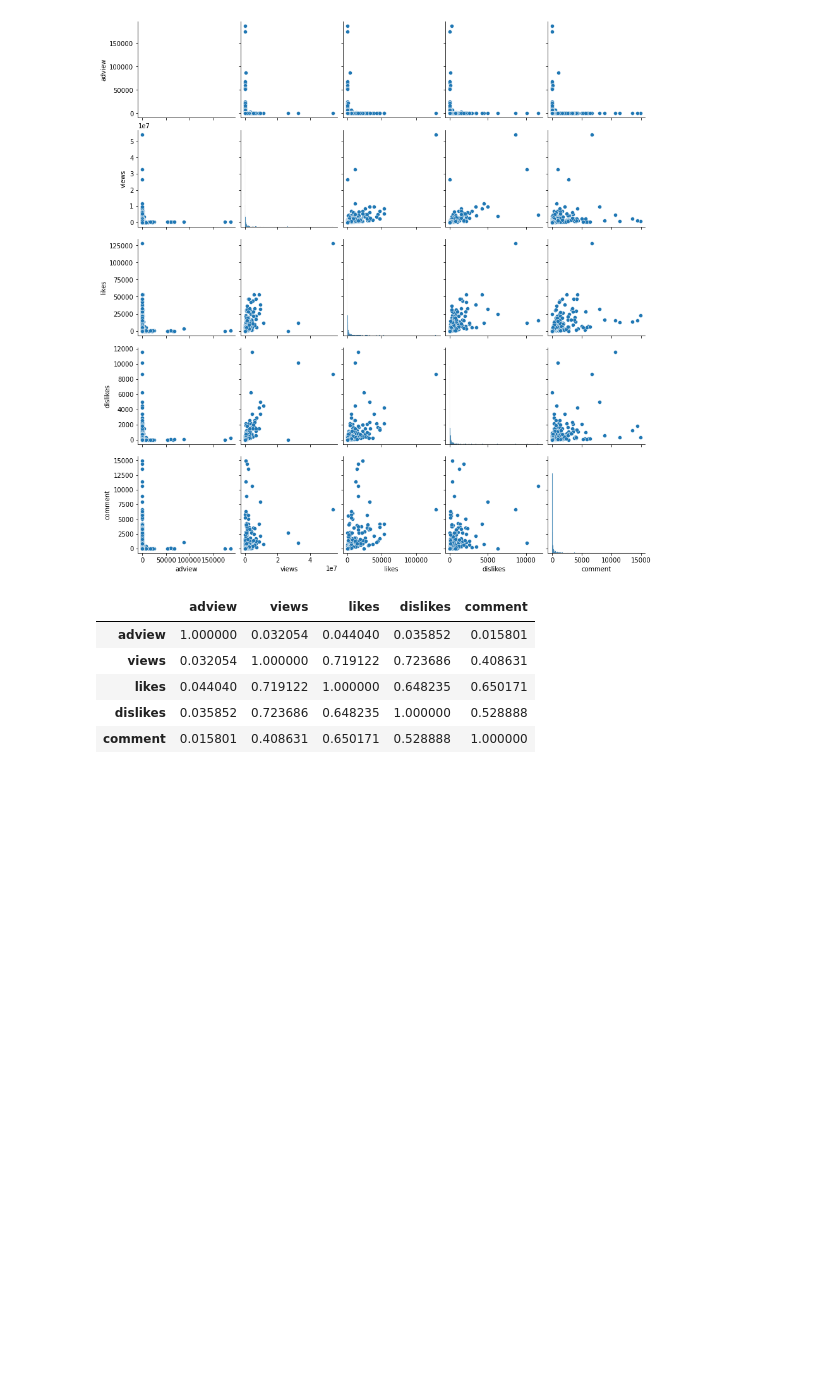
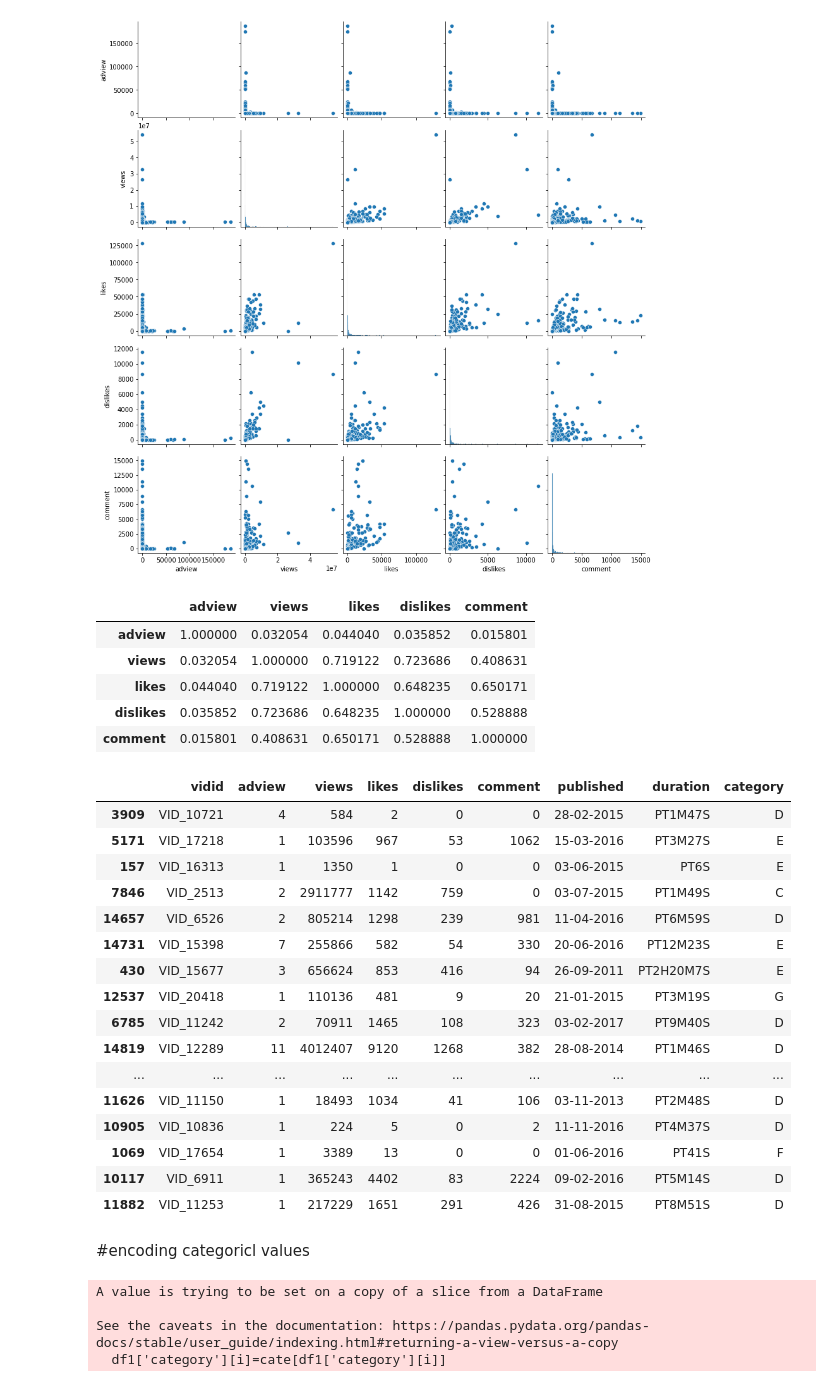
Before and after one commit to charcode123/youtube-adview-prediction, a Jupyter notebook: youtubeadviewpred.ipynb, the cells around one changed output. Saved outputs shown, nothing was run; the diff lists cells and outputs as text; code cells hidden in the pictures; blank space fills up the shorter version.

```diff
--- a/youtubeadviewpred.ipynb
+++ b/youtubeadviewpred.ipynb
@@ -128,3 +126,25 @@ df1.corr()
 | likes | 0.044040 | 0.719122 | 1.000000 | 0.648235 | 0.650171 |
 | dislikes | 0.035852 | 0.723686 | 0.648235 | 1.000000 | 0.528888 |
 | comment | 0.015801 | 0.408631 | 0.650171 | 0.528888 | 1.000000 |
+# %%
+df1.sample(30)
+# %% [output]
+|  | vidid | adview | views | likes | dislikes | comment | published | duration | category |
+| 3909 | VID_10721 | 4 | 584 | 2 | 0 | 0 | 28-02-2015 | PT1M47S | D |
+| 5171 | VID_17218 | 1 | 103596 | 967 | 53 | 1062 | 15-03-2016 | PT3M27S | E |
+| 157 | VID_16313 | 1 | 1350 | 1 | 0 | 0 | 03-06-2015 | PT6S | E |
+| 7846 | VID_2513 | 2 | 2911777 | 1142 | 759 | 0 | 03-07-2015 | PT1M49S | C |
+| 14657 | VID_6526 | 2 | 805214 | 1298 | 239 | 981 | 11-04-2016 | PT6M59S | D |
+| 14731 | VID_15398 | 7 | 255866 | 582 | 54 | 330 | 20-06-2016 | PT12M23S | E |
+| 430 | VID_15677 | 3 | 656624 | 853 | 416 | 94 | 26-09-2011 | PT2H20M7S | E |
+| 12537 | VID_20418 | 1 | 110136 | 481 | 9 | 20 | 21-01-2015 | PT3M19S | G |
+| 6785 | VID_11242 | 2 | 70911 | 1465 | 108 | 323 | 03-02-2017 | PT9M40S | D |
+| 14819 | VID_12289 | 11 | 4012407 | 9120 | 1268 | 382 | 28-08-2014 | PT1M46S | D |
+| ... | ... | ... | ... | ... | ... | ... | ... | ... | ... |
+| 11626 | VID_11150 | 1 | 18493 | 1034 | 41 | 106 | 03-11-2013 | PT2M48S | D |
+| 10905 | VID_10836 | 1 | 224 | 5 | 0 | 2 | 11-11-2016 | PT4M37S | D |
+| 1069 | VID_17654 | 1 | 3389 | 13 | 0 | 0 | 01-06-2016 | PT41S | F |
+| 10117 | VID_6911 | 1 | 365243 | 4402 | 83 | 2224 | 09-02-2016 | PT5M14S | D |
+| 11882 | VID_11253 | 1 | 217229 | 1651 | 291 | 426 | 31-08-2015 | PT8M51S | D |
+# %% [markdown]
+#encoding categoricl values
@@ -130,0 +153,8 @@ df1.corr()
+# %%
+for i in range(len(df1['category'])):
+    df1['category'][i]=cate[df1['category'][i]]
+# %% [output]
+A value is trying to be set on a copy of a slice from a DataFrame
+
+See the caveats in the documentation: https://pandas.pydata.org/pandas-docs/stable/user_guide/indexing.html#returning-a-view-versus-a-copy
+  df1['category'][i]=cate[df1['category'][i]]
```
Also changed, not shown: parts of 6 cells of this notebook, 1 other file.
